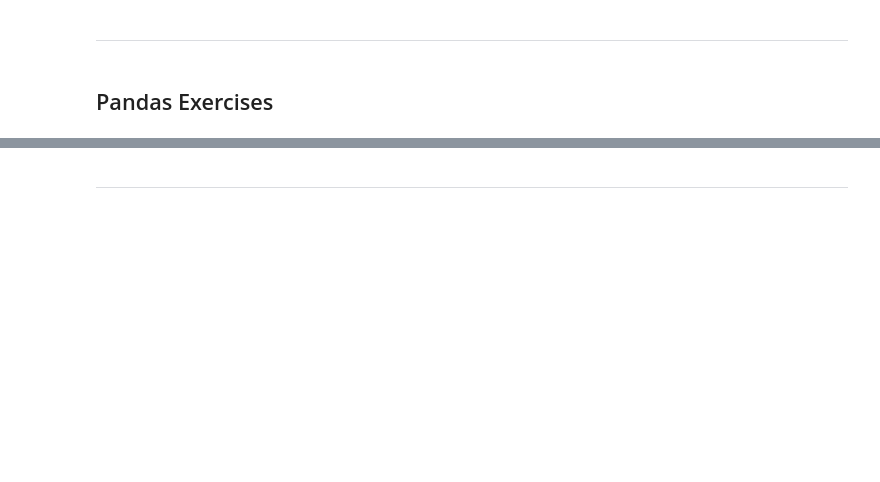
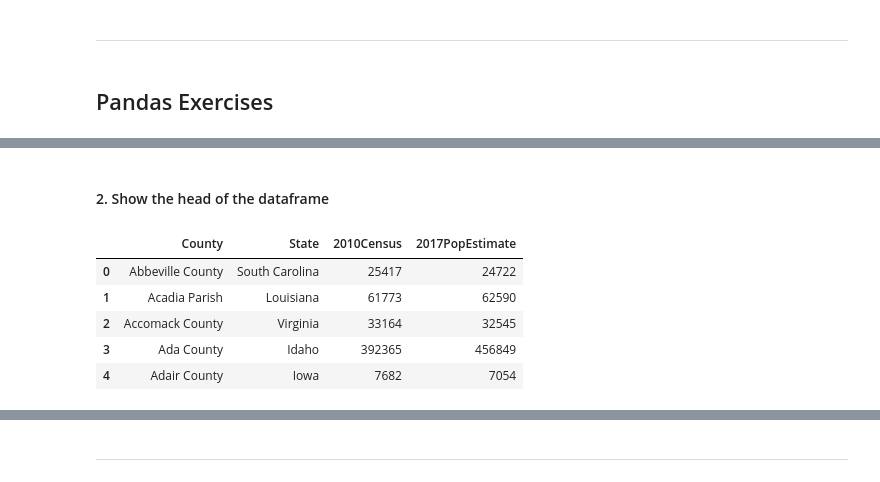
Before and after one commit to BrunoMonti/-Re-Training, a Jupyter notebook: Udemy/Python for Time Series Data Analysis/Pandas Chapter.ipynb, the cells around one changed output, grey strips where cells are left out. Drawn from its saved outputs; the diff is of its cells as text; code cells hidden in the pictures; blank space fills up the shorter version.

```diff
--- a/Udemy/Python for Time Series Data Analysis/Pandas Chapter.ipynb
+++ b/Udemy/Python for Time Series Data Analysis/Pandas Chapter.ipynb
@@ -829,0 +908,12 @@ df2 = pd.read_excel('Excel_Sample.xlsx', sheet_name=)
+# %% [markdown]
+#### 2. Show the head of the dataframe
+# %%
+# CODE HERE
+pop.head()
+# %% [output]
+|  | County | State | 2010Census | 2017PopEstimate |
+| 0 | Abbeville County | South Carolina | 25417 | 24722 |
+| 1 | Acadia Parish | Louisiana | 61773 | 62590 |
+| 2 | Accomack County | Virginia | 33164 | 32545 |
+| 3 | Ada County | Idaho | 392365 | 456849 |
+| 4 | Adair County | Iowa | 7682 | 7054 |
```
Also changed, not shown: parts of 40 cells of this notebook.
